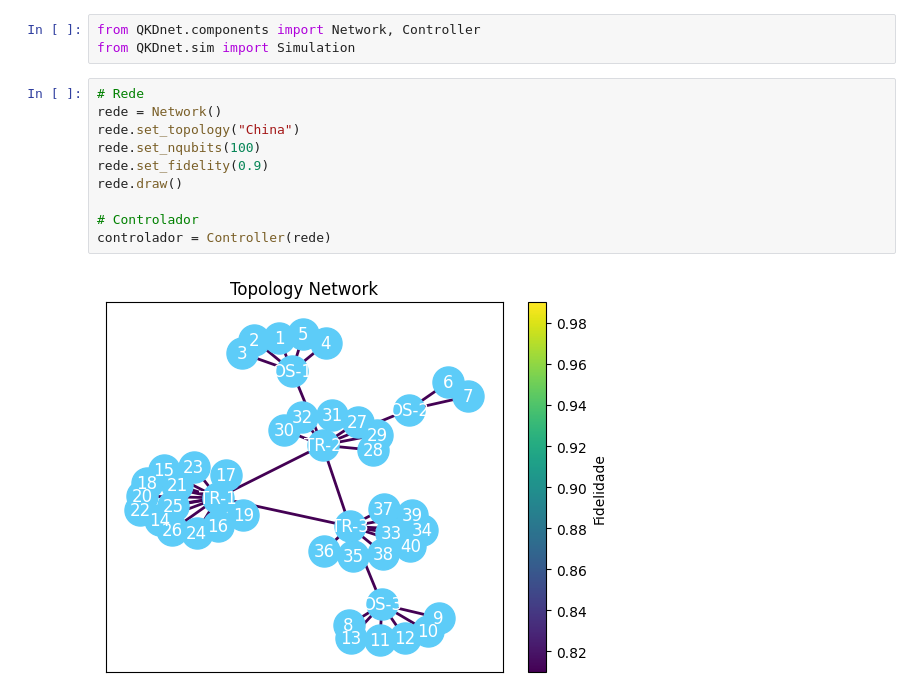
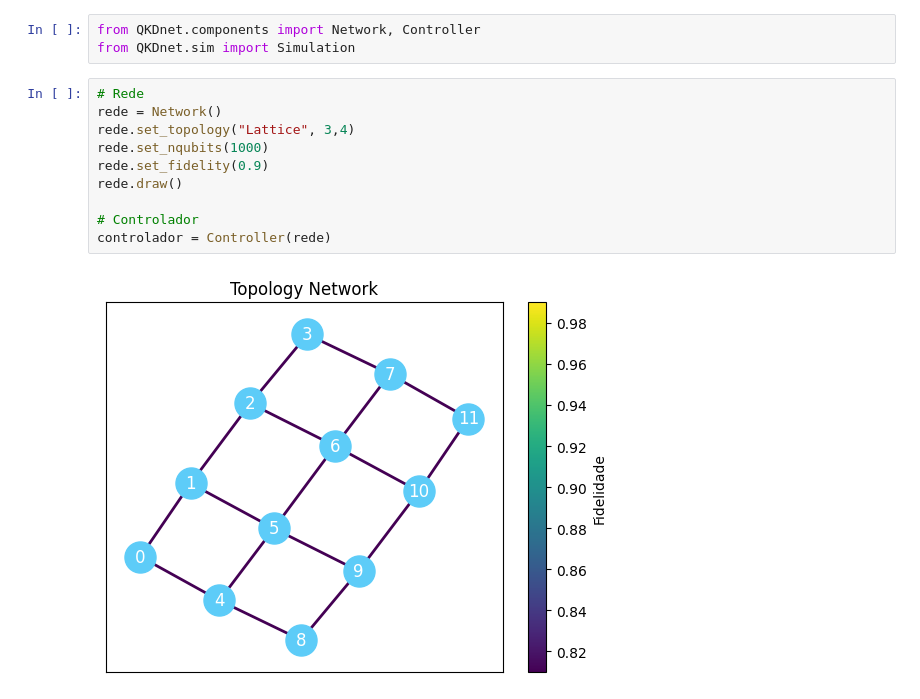
Before and after one commit to artuenric/Simulacoes-QKD, a Jupyter notebook: Simulação.ipynb, the cells around one changed output. Drawn from its saved outputs; the diff is of its cells as text.

```diff
--- a/Simulação.ipynb
+++ b/Simulação.ipynb
@@ -4,15 +4,15 @@ from QKDnet.sim import Simulation
 # %%
 # Rede
 rede = Network()
-rede.set_topology("China")
-rede.set_nqubits(100)
+rede.set_topology("Lattice", 3,4)
+rede.set_nqubits(1000)
 rede.set_fidelity(0.9)
 rede.draw()
 
 # Controlador
 controlador = Controller(rede)
 # %% [output]
-[figure, old version]
+[figure, new version]
 # %%
 # Simulação
 sim = Simulation(rede, controlador)
```
Also changed, not shown: parts of 2 cells of this notebook, 1 other file.
